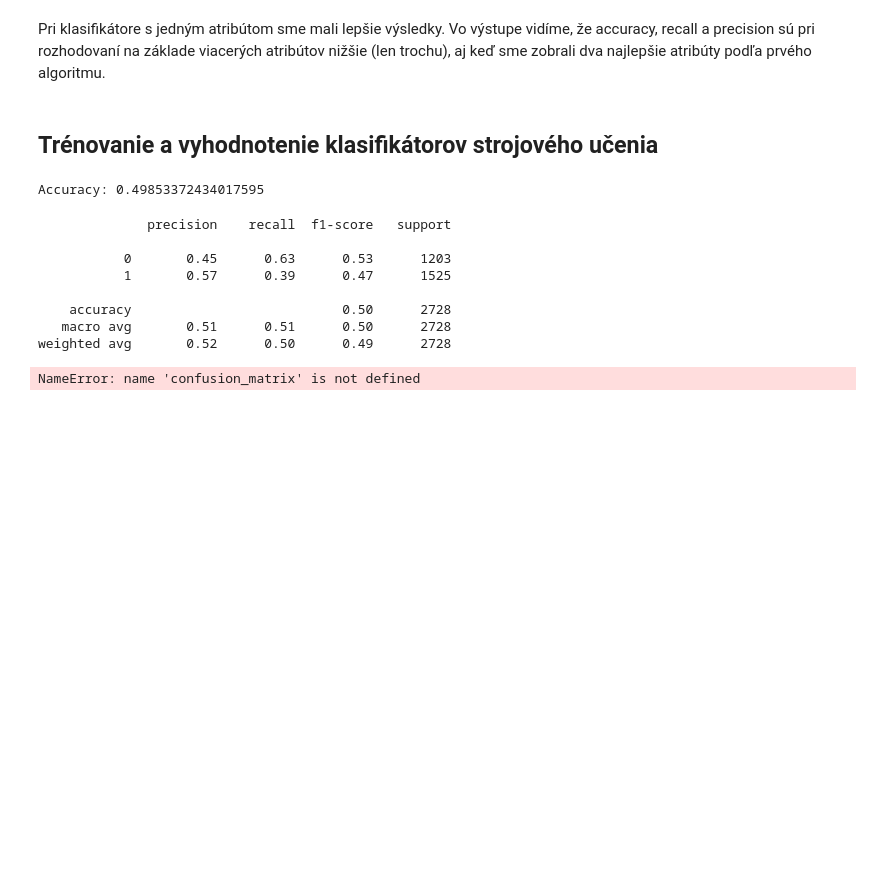
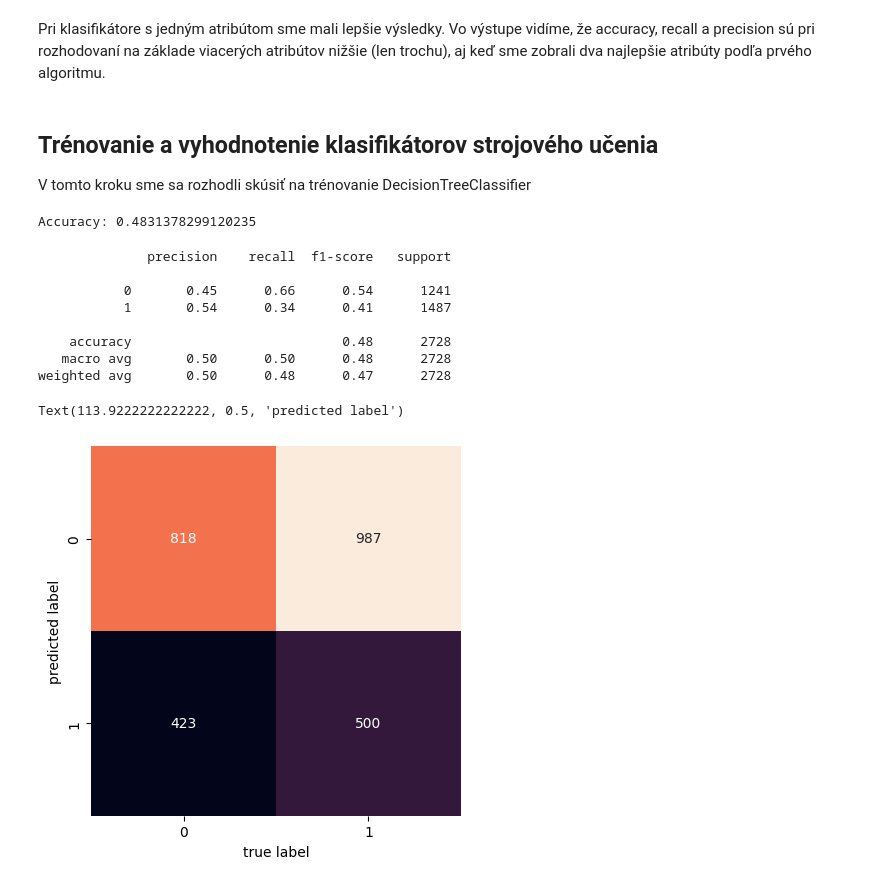
Before and after one commit to JakubGruber90/IAU_project, a Jupyter notebook: phase-3.ipynb, the cells around one changed output. Drawn from its saved outputs; the diff is of its cells as text; code cells hidden in the pictures; blank space fills up the shorter version.

```diff
--- a/phase-3.ipynb
+++ b/phase-3.ipynb
@@ -1558,14 +1560,24 @@ weighted avg       0.40      0.39      0.36      2728
 Pri klasifikátore s jedným atribútom sme mali lepšie výsledky. Vo výstupe vidíme, že accuracy, recall a precision sú pri rozhodovaní na základe viacerých atribútov nižšie (len trochu), aj keď sme zobrali dva najlepšie atribúty podľa prvého algoritmu.
 # %% [markdown]
 <h2>Trénovanie a vyhodnotenie klasifikátorov strojového učenia </h2>
+V tomto kroku sme sa rozhodli skúsiť na trénovanie DecisionTreeClassifier
 # %%
-train_labels = train_set['ack']
+
+training_labels = train_set['ack']
 validation_labels = test_set['ack']
 
 columns = ['ack']
 
-df_train_class = train_set[train_cols]
-df_train_class = train_set.drop(columns, axis=1)
+train_class = train_set[train_cols]
+test_class = test_set[train_cols]
 
-df_test_class = test_set[train_cols]
-df_test_class = test_set.drop(columns, axis=1)
+train_class = train_set.drop(columns,  axis=1)
+test_class = test_set.drop(columns, axis=1)
+
+clf = tree.DecisionTreeClassifier()
+clf = clf.fit(train_class, training_labels)
+tree_predict = clf.predict(test_class)
+
+print("Accuracy:", accuracy_score(validation_labels, tree_predict))
+# %% [output]
+Accuracy: 0.4831378299120235
@@ -1576,22 +1584,19 @@ predicted=clf.predict(df_test_class)
-# %%
-print("Accuracy:",metrics.accuracy_score(validation_labels, predicted))
-# %% [output]
-Accuracy: 0.49853372434017595
 # %%
-print(classification_report(validation_labels, predicted, target_names = ["0","1"]))
+print(classification_report(validation_labels, tree_predict, target_names = ["0","1"]))
 # %% [output]
               precision    recall  f1-score   support
 
-           0       0.45      0.63      0.53      1203
-           1       0.57      0.39      0.47      1525
+           0       0.45      0.66      0.54      1241
+           1       0.54      0.34      0.41      1487
 
-    accuracy                           0.50      2728
-   macro avg       0.51      0.51      0.50      2728
-weighted avg       0.52      0.50      0.49      2728
+    accuracy                           0.48      2728
+   macro avg       0.50      0.50      0.48      2728
+weighted avg       0.50      0.48      0.47      2728
 # %%
-mat = confusion_matrix(validation_labels, predicted)
+mat = confusion_matrix(validation_labels, tree_predict)
 sns.heatmap(mat.T, square=True, annot=True, fmt='d', cbar=False)
 plt.xlabel('true label')
 plt.ylabel('predicted label')
 # %% [output]
-NameError: name 'confusion_matrix' is not defined
+Text(113.9222222222222, 0.5, 'predicted label')
+[figure, added]
```
Also changed, not shown: parts of 45 cells of this notebook.
